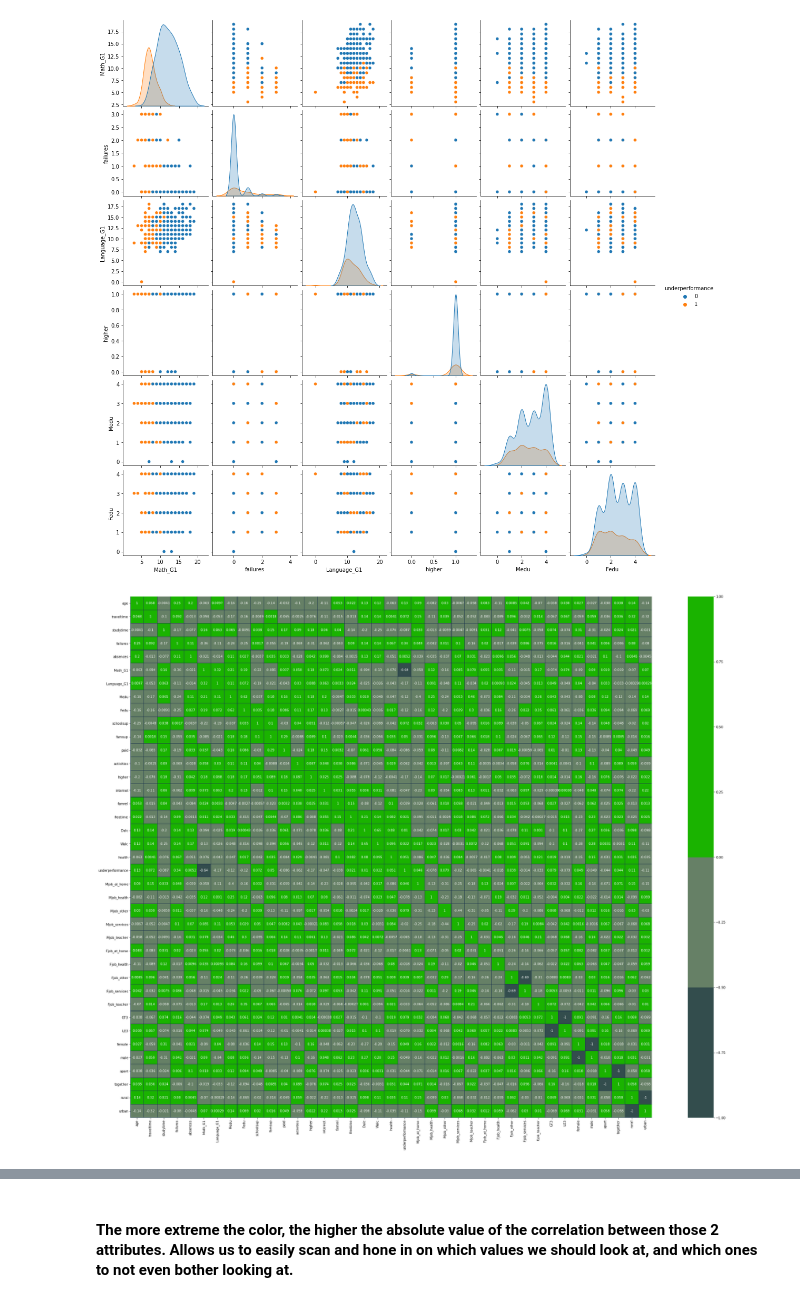
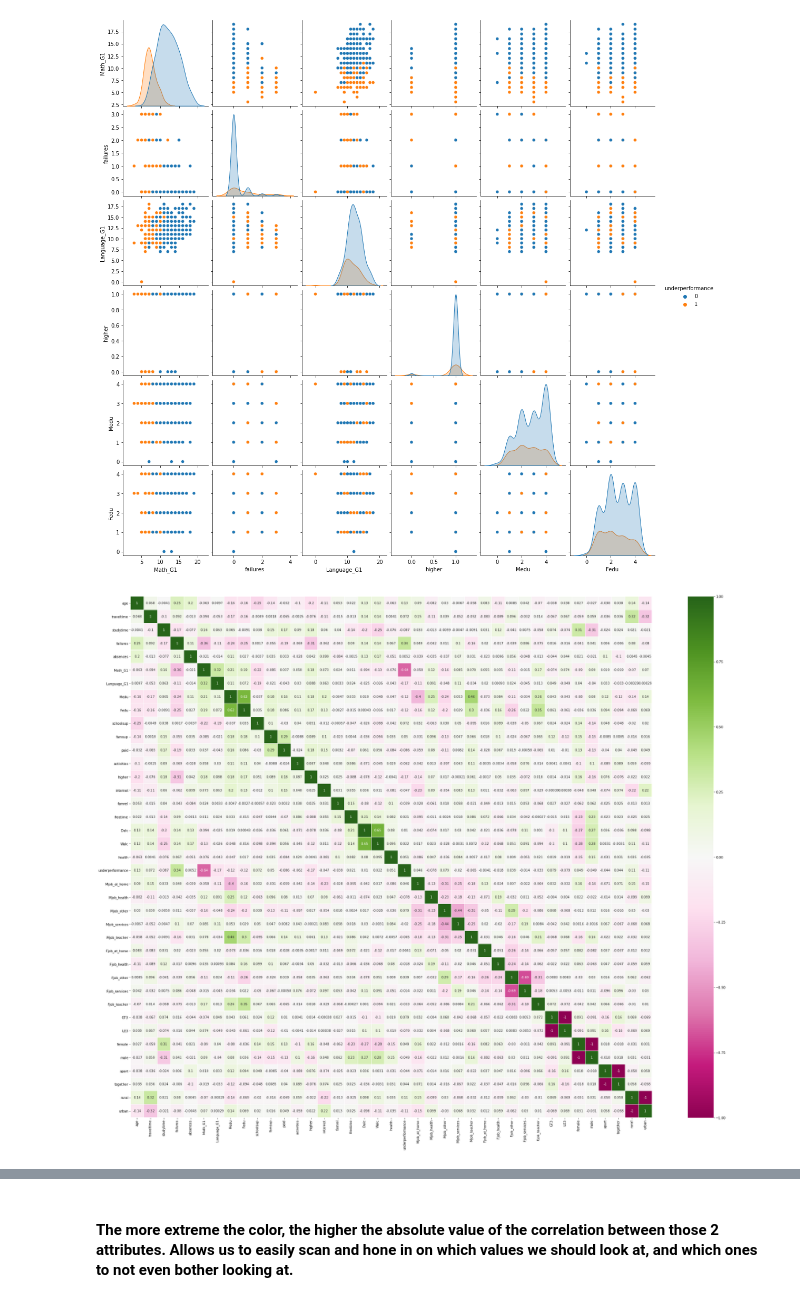
Before and after one commit to sethjmarcus/381-Data-Analytics, a Jupyter notebook: Notebooks/FinalProject_Spring2021(1).ipynb, the cells around one changed output, grey strips where cells are left out. Saved outputs shown, nothing was run; the diff lists cells and outputs as text; code cells hidden in the pictures.

```diff
--- a/Notebooks/FinalProject_Spring2021(1).ipynb
+++ b/Notebooks/FinalProject_Spring2021(1).ipynb
@@ -287,8 +287,7 @@ sns.pairplot(df_temp, hue='underperformance')
 [figure]
 # %%
 fig,ax = plt.subplots(1,1,figsize=(40,30))
-my_colors=[(0.2,0.3,0.3),(0.4,0.5,0.4),(0.1,0.7,0),(0.1,0.7,0)]
-sns.heatmap(df.corr(), cmap=my_colors, square=True, linewidth=0.1, linecolor=(0.1,0.2,0.3), ax=ax, annot=True)
+sns.heatmap(df.corr(), square=True, linewidth=0.1, cmap="PiYG", ax=ax, annot=True, center=0)
 plt.show()
 # %% [output]
-[figure, old version]
+[figure, new version]
```
Also changed, not shown: parts of 6 cells of this notebook.
